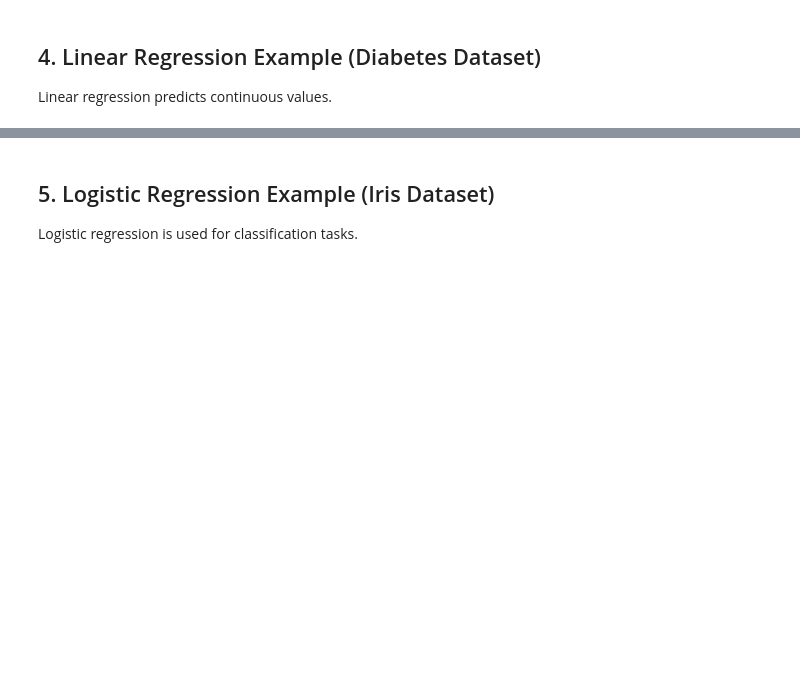
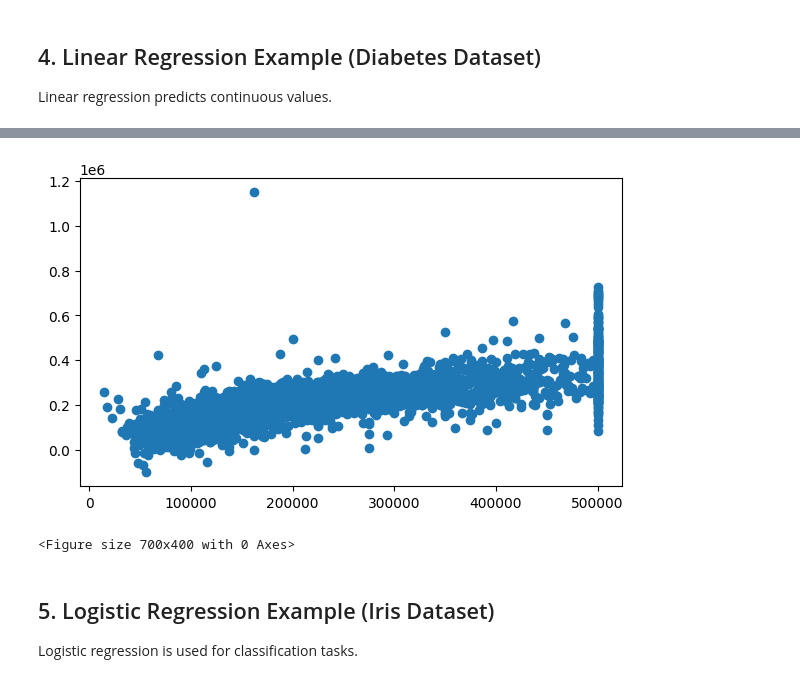
Before and after one commit to anhhong225/NDIVIA-workshop, a Jupyter notebook: Phase1/lab1.ipynb, the cells around one changed output, grey strips where cells are left out. Saved outputs shown, nothing was run; the diff lists cells and outputs as text; code cells hidden in the pictures; blank space fills up the shorter version.

```diff
--- a/Phase1/lab1.ipynb
+++ b/Phase1/lab1.ipynb
@@ -144,18 +300,22 @@ print("R²  :", r2_score(y_test, y_pred))
 # %%
 import matplotlib.pyplot as plt
 
 # 1. Compute residuals
 residuals = y_test - y_pred
 
 # 2. Residual-vs-Predicted scatter plot
 plt.figure(figsize=(7,4))
 # code here
+plt.scatter(y_test,y_pred)
 plt.show()
 
 # 3. Histogram (and KDE) of residuals
 plt.figure(figsize=(7,4))
 # code here
 plt.show()
+# %% [output]
+[figure, added]
+<Figure size 700x400 with 0 Axes>
 # %% [markdown]
 ## 5. Logistic Regression Example (Iris Dataset)
 
```
Also changed, not shown: parts of 18 cells of this notebook, 2 other files.
